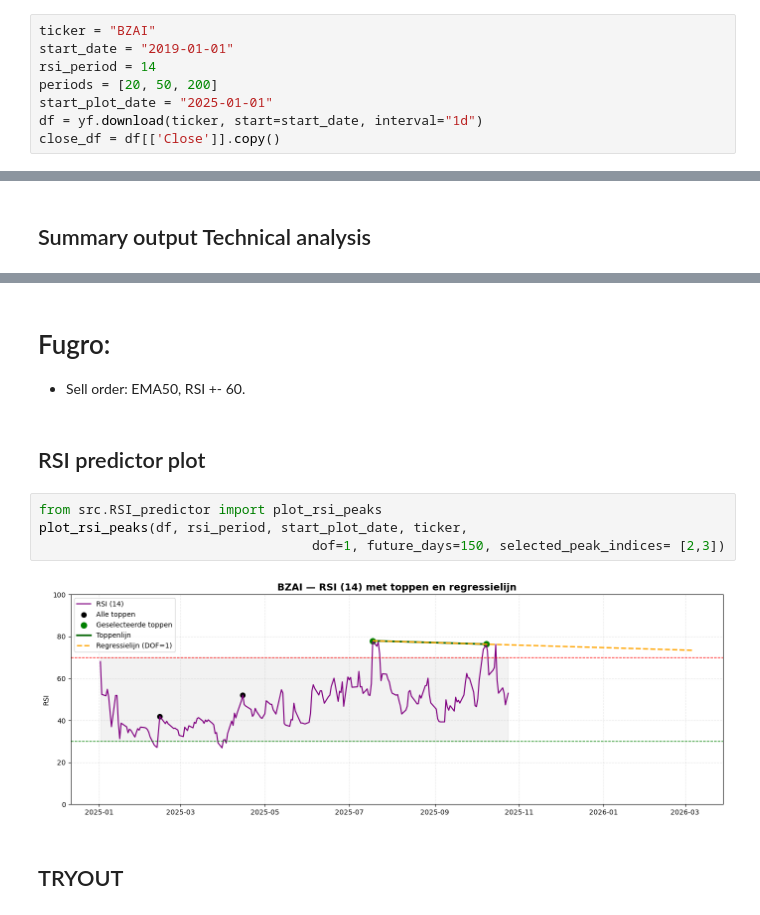
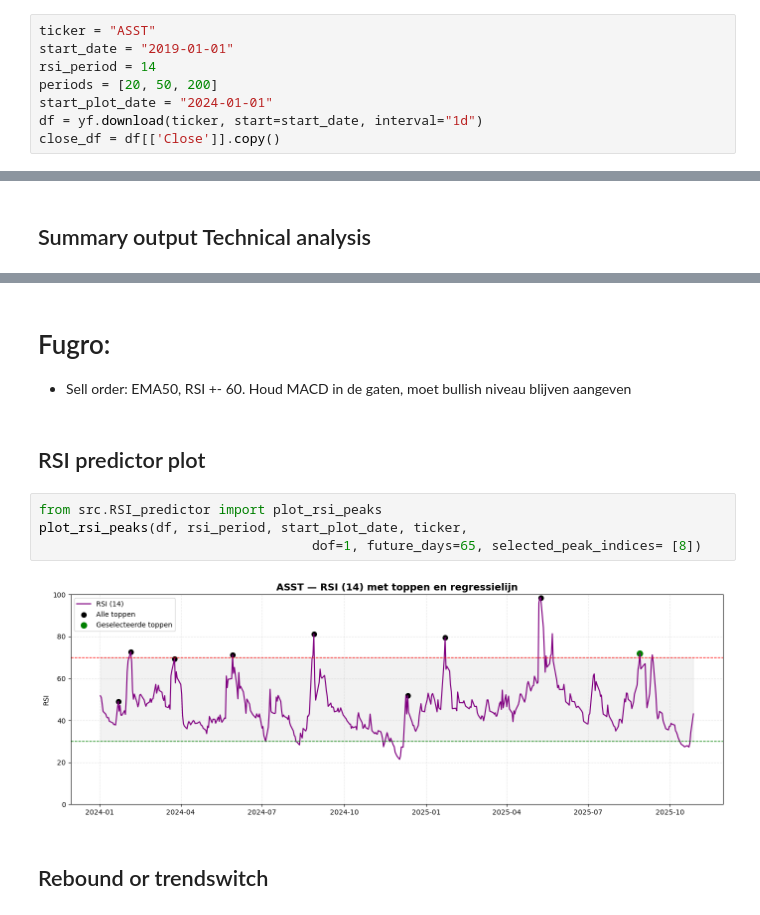
Before and after one commit to Nicootje/stock-predictor, a Jupyter notebook: notebooks/Beurs.ipynb, the cells around one changed output, grey strips where cells are left out. Saved outputs shown, nothing was run; the diff lists cells and outputs as text.

```diff
--- a/notebooks/Beurs.ipynb
+++ b/notebooks/Beurs.ipynb
@@ -31,11 +31,11 @@ Added project root to sys.path: c:\Users\jarno\Downloads\stock-predictor-1
 # %% [markdown]
 ## Input Parameters
 # %%
-ticker = "BZAI"
+ticker = "ASST"
 start_date = "2019-01-01"
 rsi_period = 14
 periods = [20, 50, 200]
-start_plot_date = "2025-01-01"
+start_plot_date = "2024-01-01"
 df = yf.download(ticker, start=start_date, interval="1d")
 close_df = df[['Close']].copy()
 # %% [output]
@@ -86,13 +95,13 @@ Plotted BZAI with indicators: SMA: [20, 50, 200], EMA: [20, 50, 200], Bollinger
 # %% [markdown]
 # Fugro:
-- Sell order: EMA50, RSI +- 60.
+- Sell order: EMA50, RSI +- 60. Houd MACD in de gaten, moet bullish niveau blijven aangeven
 # %% [markdown]
 ## RSI predictor plot
 # %%
 from src.RSI_predictor import plot_rsi_peaks
 plot_rsi_peaks(df, rsi_period, start_plot_date, ticker,
-                                   dof=1, future_days=150, selected_peak_indices= [2,3])
+                                   dof=1, future_days=65, selected_peak_indices= [8])
 # %% [output]
-[figure, old version]
+[figure, new version]
 # %% [markdown]
-## TRYOUT
+## Rebound or trendswitch
```
Also changed, not shown: parts of 8 cells of this notebook.
